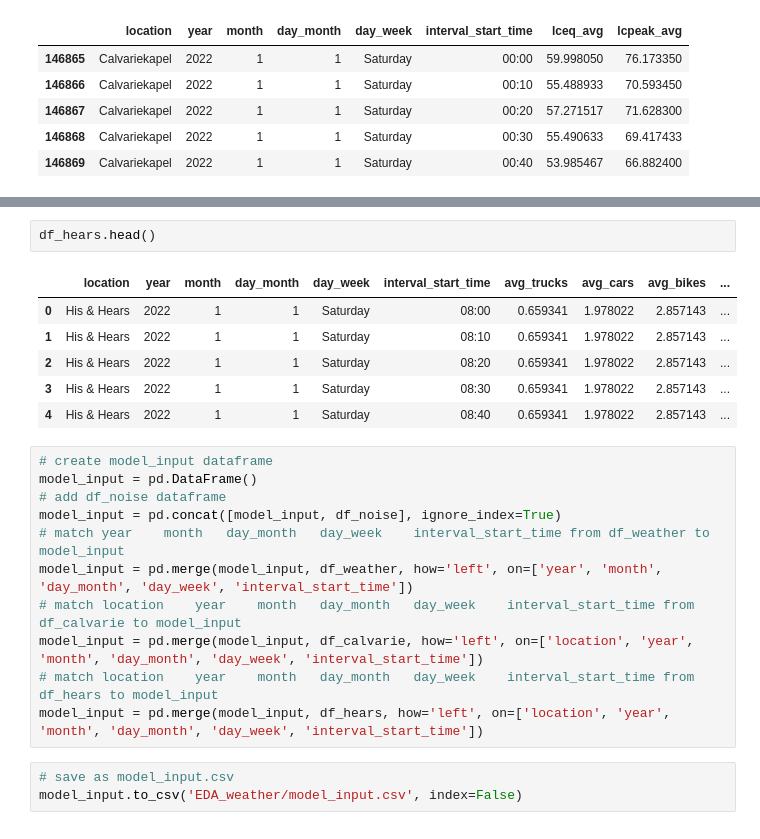
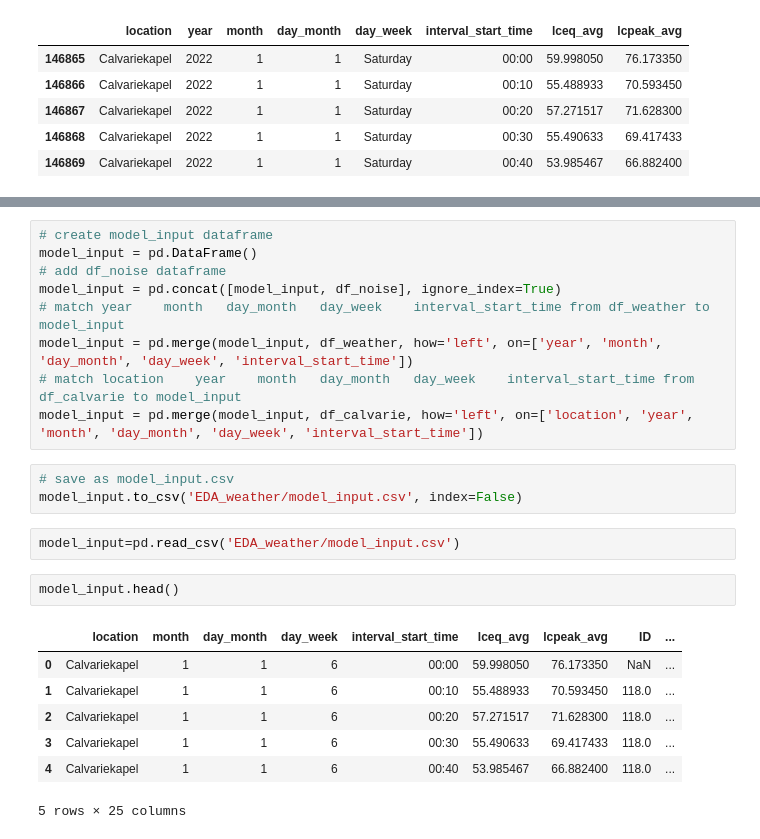
Before and after one commit to vavald/MDA_Switzerland, a Jupyter notebook: Valentin/Final_data_cleaning_valentin.ipynb, the cells around one changed output, grey strips where cells are left out. Saved outputs shown, nothing was run; the diff lists cells and outputs as text.

Commit message:
final model_input.csv done, starting models

```diff
--- a/Valentin/Final_data_cleaning_valentin.ipynb
+++ b/Valentin/Final_data_cleaning_valentin.ipynb
@@ -425,15 +424,6 @@ df_calvarie.head()
 | 2 | Calvariekapel | 2022 | 1 | 1 | Saturday | 07:20 | 1.268499 | 2.536998 | 0.0 | ... |
 | 3 | Calvariekapel | 2022 | 1 | 1 | Saturday | 07:30 | 1.268499 | 2.536998 | 0.0 | ... |
 | 4 | Calvariekapel | 2022 | 1 | 1 | Saturday | 07:40 | 1.268499 | 2.536998 | 0.0 | ... |
-# %%
-df_hears.head()
-# %% [output]
-|  | location | year | month | day_month | day_week | interval_start_time | avg_trucks | avg_cars | avg_bikes | ... |
-| 0 | His & Hears | 2022 | 1 | 1 | Saturday | 08:00 | 0.659341 | 1.978022 | 2.857143 | ... |
-| 1 | His & Hears | 2022 | 1 | 1 | Saturday | 08:10 | 0.659341 | 1.978022 | 2.857143 | ... |
-| 2 | His & Hears | 2022 | 1 | 1 | Saturday | 08:20 | 0.659341 | 1.978022 | 2.857143 | ... |
-| 3 | His & Hears | 2022 | 1 | 1 | Saturday | 08:30 | 0.659341 | 1.978022 | 2.857143 | ... |
-| 4 | His & Hears | 2022 | 1 | 1 | Saturday | 08:40 | 0.659341 | 1.978022 | 2.857143 | ... |
 # %%
 # create model_input dataframe
 model_input = pd.DataFrame()
@@ -443,8 +433,18 @@ model_input = pd.concat([model_input, df_noise], ignore_index=True)
 model_input = pd.merge(model_input, df_weather, how='left', on=['year', 'month', 'day_month', 'day_week', 'interval_start_time'])
 # match location	year	month	day_month	day_week	interval_start_time from df_calvarie to model_input
 model_input = pd.merge(model_input, df_calvarie, how='left', on=['location', 'year', 'month', 'day_month', 'day_week', 'interval_start_time'])
-# match location	year	month	day_month	day_week	interval_start_time from df_hears to model_input
-model_input = pd.merge(model_input, df_hears, how='left', on=['location', 'year', 'month', 'day_month', 'day_week', 'interval_start_time'])
 # %%
 # save as model_input.csv
 model_input.to_csv('EDA_weather/model_input.csv', index=False)
+# %%
+model_input=pd.read_csv('EDA_weather/model_input.csv')
+# %%
+model_input.head()
+# %% [output]
+|  | location | month | day_month | day_week | interval_start_time | lceq_avg | lcpeak_avg | ID | ... |
+| 0 | Calvariekapel | 1 | 1 | 6 | 00:00 | 59.998050 | 76.173350 | NaN | ... |
+| 1 | Calvariekapel | 1 | 1 | 6 | 00:10 | 55.488933 | 70.593450 | 118.0 | ... |
+| 2 | Calvariekapel | 1 | 1 | 6 | 00:20 | 57.271517 | 71.628300 | 118.0 | ... |
+| 3 | Calvariekapel | 1 | 1 | 6 | 00:30 | 55.490633 | 69.417433 | 118.0 | ... |
+| 4 | Calvariekapel | 1 | 1 | 6 | 00:40 | 53.985467 | 66.882400 | 118.0 | ... |
+5 rows × 25 columns
```
Also changed, not shown: parts of 6 cells of this notebook, 1 other file.
